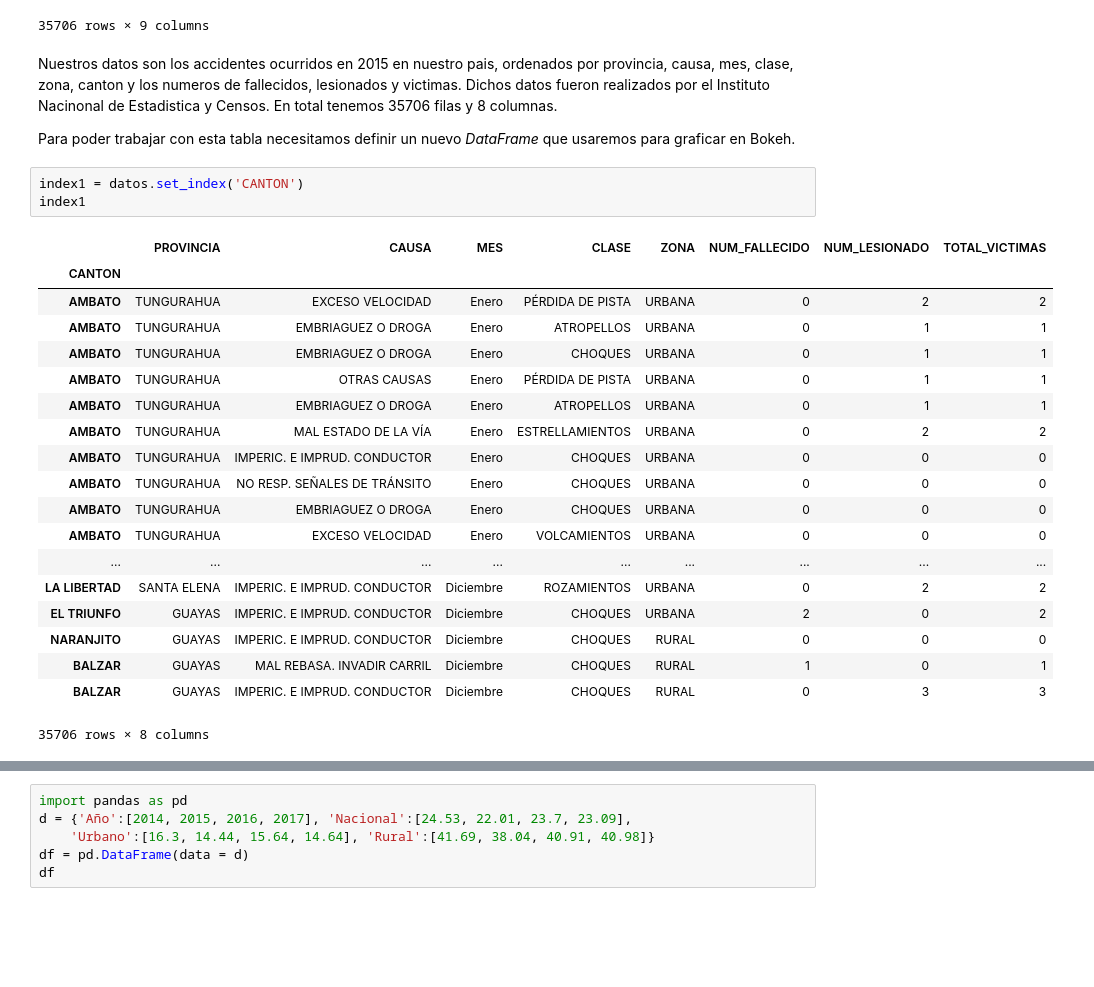
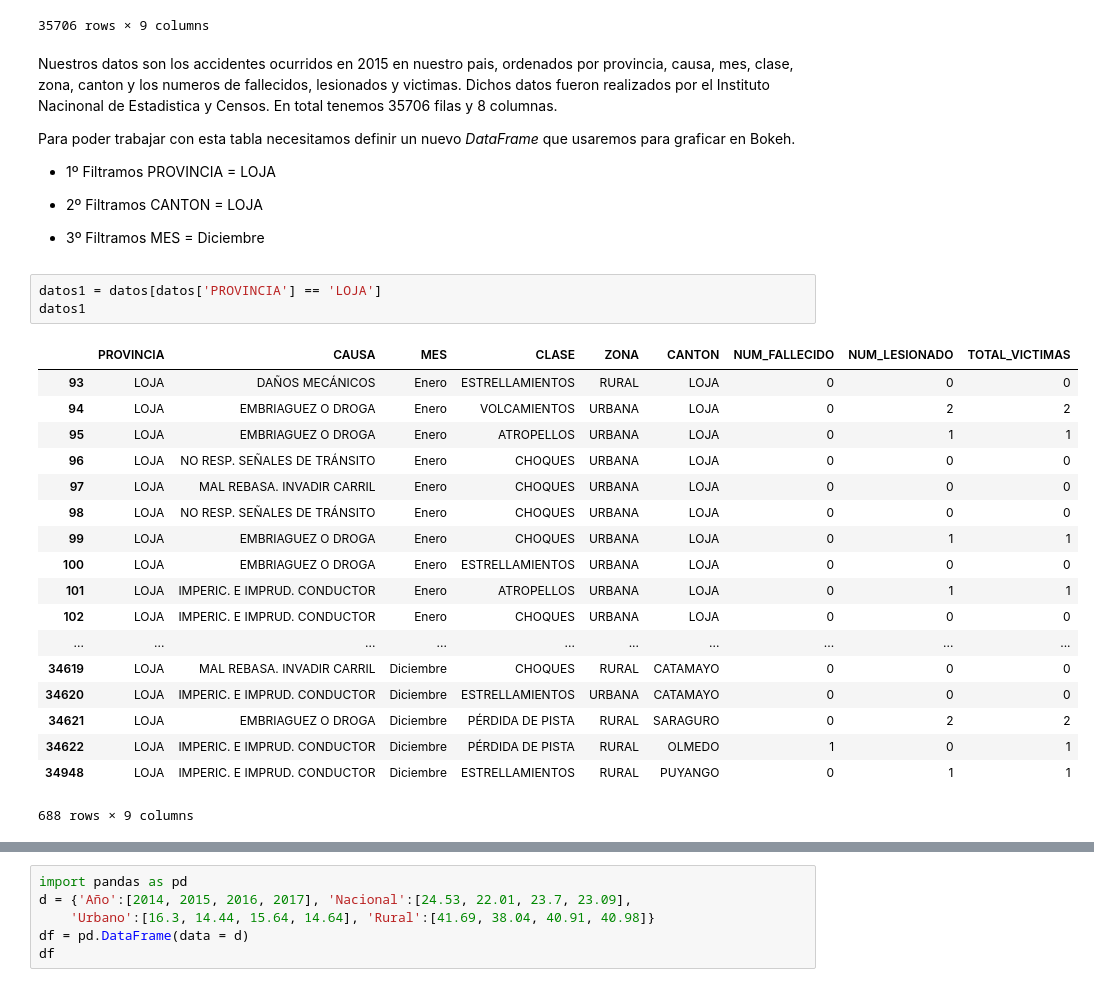
Before and after one commit to programacion-taw-utpl-001/trabajo-final-primer-bimestre-final-002, a Jupyter notebook: Proyecto_final.ipynb, the cells around one changed output, grey strips where cells are left out. Drawn from its saved outputs; the diff is of its cells as text; blank space fills up the shorter version.

```diff
--- a/Proyecto_final.ipynb
+++ b/Proyecto_final.ipynb
@@ -44,26 +44,31 @@ datos
 Nuestros datos son los accidentes ocurridos en 2015 en nuestro pais, ordenados por provincia, causa, mes, clase, zona,  canton y los numeros de fallecidos, lesionados y victimas. Dichos datos fueron realizados por el Instituto Nacinonal de Estadistica y Censos. En total tenemos 35706 filas y 8 columnas.
 
 Para poder trabajar con esta tabla necesitamos definir un nuevo _DataFrame_ que usaremos para graficar en Bokeh.
+
+* 1º Filtramos PROVINCIA = LOJA
+
+* 2º Filtramos CANTON = LOJA
+
+* 3º Filtramos MES = Diciembre
-# %%
-index1 = datos.set_index('CANTON')
-index1
-# %% [output]
-|  | PROVINCIA | CAUSA | MES | CLASE | ZONA | NUM_FALLECIDO | NUM_LESIONADO | TOTAL_VICTIMAS |
-| CANTON |  |  |  |  |  |  |  |  |
-| AMBATO | TUNGURAHUA | EXCESO VELOCIDAD | Enero | PÉRDIDA DE PISTA | URBANA | 0 | 2 | 2 |
-| AMBATO | TUNGURAHUA | EMBRIAGUEZ O DROGA | Enero | ATROPELLOS | URBANA | 0 | 1 | 1 |
-| AMBATO | TUNGURAHUA | EMBRIAGUEZ O DROGA | Enero | CHOQUES | URBANA | 0 | 1 | 1 |
-| AMBATO | TUNGURAHUA | OTRAS CAUSAS | Enero | PÉRDIDA DE PISTA | URBANA | 0 | 1 | 1 |
-| AMBATO | TUNGURAHUA | EMBRIAGUEZ O DROGA | Enero | ATROPELLOS | URBANA | 0 | 1 | 1 |
-| AMBATO | TUNGURAHUA | MAL ESTADO DE LA VÍA | Enero | ESTRELLAMIENTOS | URBANA | 0 | 2 | 2 |
-| AMBATO | TUNGURAHUA | IMPERIC. E IMPRUD. CONDUCTOR | Enero | CHOQUES | URBANA | 0 | 0 | 0 |
-| AMBATO | TUNGURAHUA | NO RESP. SEÑALES DE TRÁNSITO | Enero | CHOQUES | URBANA | 0 | 0 | 0 |
-| AMBATO | TUNGURAHUA | EMBRIAGUEZ O DROGA | Enero | CHOQUES | URBANA | 0 | 0 | 0 |
-| AMBATO | TUNGURAHUA | EXCESO VELOCIDAD | Enero | VOLCAMIENTOS | URBANA | 0 | 0 | 0 |
-| ... | ... | ... | ... | ... | ... | ... | ... | ... |
-| LA LIBERTAD | SANTA ELENA | IMPERIC. E IMPRUD. CONDUCTOR | Diciembre | ROZAMIENTOS | URBANA | 0 | 2 | 2 |
-| EL TRIUNFO | GUAYAS | IMPERIC. E IMPRUD. CONDUCTOR | Diciembre | CHOQUES | URBANA | 2 | 0 | 2 |
-| NARANJITO | GUAYAS | IMPERIC. E IMPRUD. CONDUCTOR | Diciembre | CHOQUES | RURAL | 0 | 0 | 0 |
-| BALZAR | GUAYAS | MAL REBASA. INVADIR CARRIL | Diciembre | CHOQUES | RURAL | 1 | 0 | 1 |
-| BALZAR | GUAYAS | IMPERIC. E IMPRUD. CONDUCTOR | Diciembre | CHOQUES | RURAL | 0 | 3 | 3 |
-35706 rows × 8 columns
+# %%
+datos1 = datos[datos['PROVINCIA'] == 'LOJA']
+datos1
+# %% [output]
+|  | PROVINCIA | CAUSA | MES | CLASE | ZONA | CANTON | NUM_FALLECIDO | NUM_LESIONADO | TOTAL_VICTIMAS |
+| 93 | LOJA | DAÑOS MECÁNICOS | Enero | ESTRELLAMIENTOS | RURAL | LOJA | 0 | 0 | 0 |
+| 94 | LOJA | EMBRIAGUEZ O DROGA | Enero | VOLCAMIENTOS | URBANA | LOJA | 0 | 2 | 2 |
+| 95 | LOJA | EMBRIAGUEZ O DROGA | Enero | ATROPELLOS | URBANA | LOJA | 0 | 1 | 1 |
+| 96 | LOJA | NO RESP. SEÑALES DE TRÁNSITO | Enero | CHOQUES | URBANA | LOJA | 0 | 0 | 0 |
+| 97 | LOJA | MAL REBASA. INVADIR CARRIL | Enero | CHOQUES | URBANA | LOJA | 0 | 0 | 0 |
+| 98 | LOJA | NO RESP. SEÑALES DE TRÁNSITO | Enero | CHOQUES | URBANA | LOJA | 0 | 0 | 0 |
+| 99 | LOJA | EMBRIAGUEZ O DROGA | Enero | CHOQUES | URBANA | LOJA | 0 | 1 | 1 |
+| 100 | LOJA | EMBRIAGUEZ O DROGA | Enero | ESTRELLAMIENTOS | URBANA | LOJA | 0 | 0 | 0 |
+| 101 | LOJA | IMPERIC. E IMPRUD. CONDUCTOR | Enero | ATROPELLOS | URBANA | LOJA | 0 | 1 | 1 |
+| 102 | LOJA | IMPERIC. E IMPRUD. CONDUCTOR | Enero | CHOQUES | URBANA | LOJA | 0 | 0 | 0 |
+| ... | ... | ... | ... | ... | ... | ... | ... | ... | ... |
+| 34619 | LOJA | MAL REBASA. INVADIR CARRIL | Diciembre | CHOQUES | RURAL | CATAMAYO | 0 | 0 | 0 |
+| 34620 | LOJA | IMPERIC. E IMPRUD. CONDUCTOR | Diciembre | ESTRELLAMIENTOS | URBANA | CATAMAYO | 0 | 0 | 0 |
+| 34621 | LOJA | EMBRIAGUEZ O DROGA | Diciembre | PÉRDIDA DE PISTA | RURAL | SARAGURO | 0 | 2 | 2 |
+| 34622 | LOJA | IMPERIC. E IMPRUD. CONDUCTOR | Diciembre | PÉRDIDA DE PISTA | RURAL | OLMEDO | 1 | 0 | 1 |
+| 34948 | LOJA | IMPERIC. E IMPRUD. CONDUCTOR | Diciembre | ESTRELLAMIENTOS | RURAL | PUYANGO | 0 | 1 | 1 |
+688 rows × 9 columns
```
Also changed, not shown: parts of 2 cells of this notebook.
